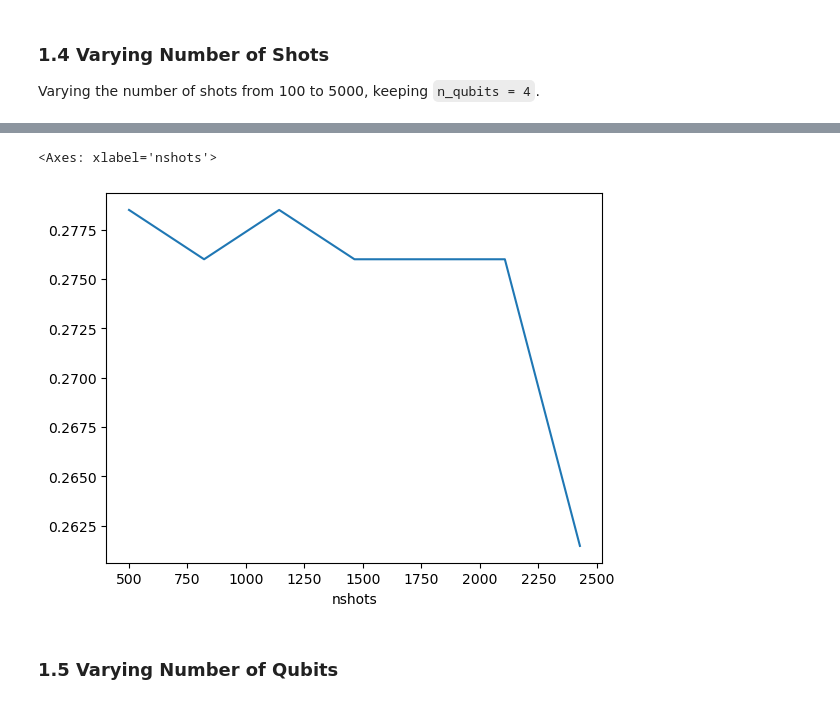
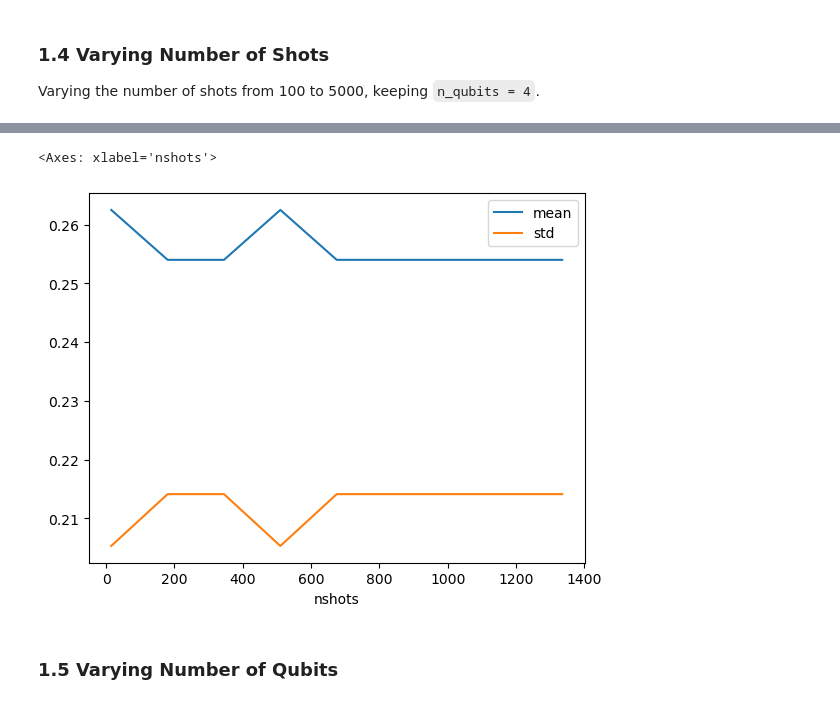
Before and after one commit to emmay78/2024_Quantinuum, a Jupyter notebook: challenge_resources/phase_estimation_experiments.ipynb, the cells around one changed output, grey strips where cells are left out. Cells and saved outputs as stored; diff of their text form; code cells hidden in the pictures.

Commit message:
Saved nqubits and nshots phase experiments

```diff
--- a/challenge_resources/phase_estimation_experiments.ipynb
+++ b/challenge_resources/phase_estimation_experiments.ipynb
@@ -238,5 +254,9 @@ for shots, res in tqdm(qpe_shots_results, position=0, leave=True):
 # %%
-pd.DataFrame([(nshots, theta, error) for nshots, (theta, error) in avail_results], columns=["nshots", "theta", "error"]).groupby("nshots").agg(["mean", "std"])["error"]["mean"].plot()
+# df = pd.DataFrame([(nshots, theta, error) for nshots, (theta, error) in avail_results], columns=["nshots", "theta", "error"])
+df = pd.read_pickle("/home/jovyan/2024_Quantinuum/challenge_resources/qpe_nshots_2.pkl")
+df.groupby("nshots").agg(["mean", "std"])["error"].plot()
+# df.groupby("theta").mean()["error"].plot()
+# df.to_pickle("/home/jovyan/2024_Quantinuum/challenge_resources/qpe_nshots_2.pkl")
 # %% [output]
 <Axes: xlabel='nshots'>
-[figure, old version]
+[figure, new version]
```
Also changed, not shown: parts of 11 cells of this notebook, 3 other files.
